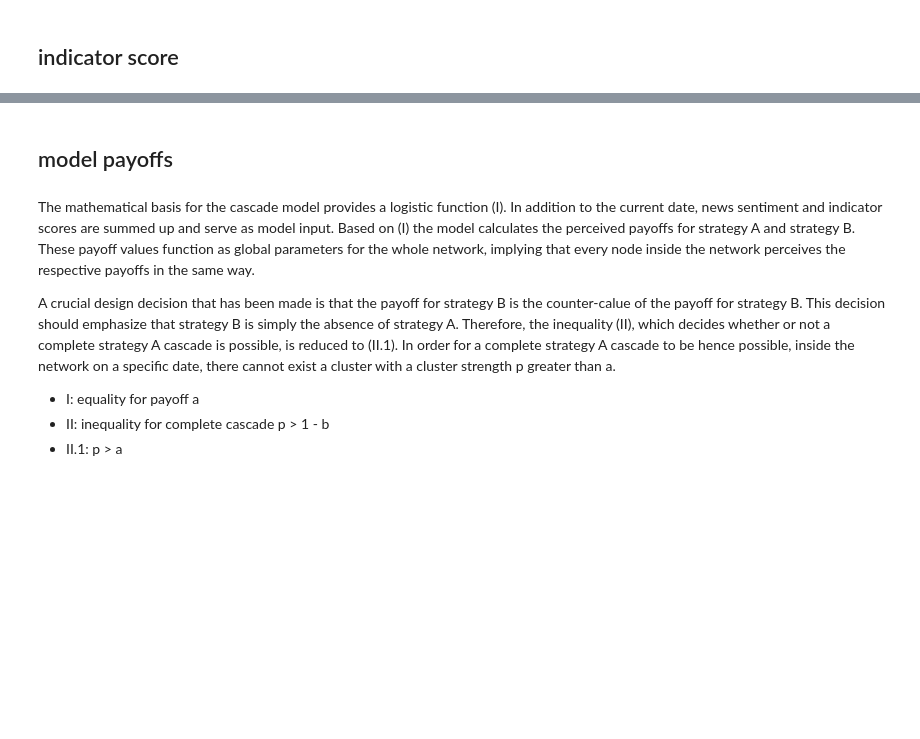
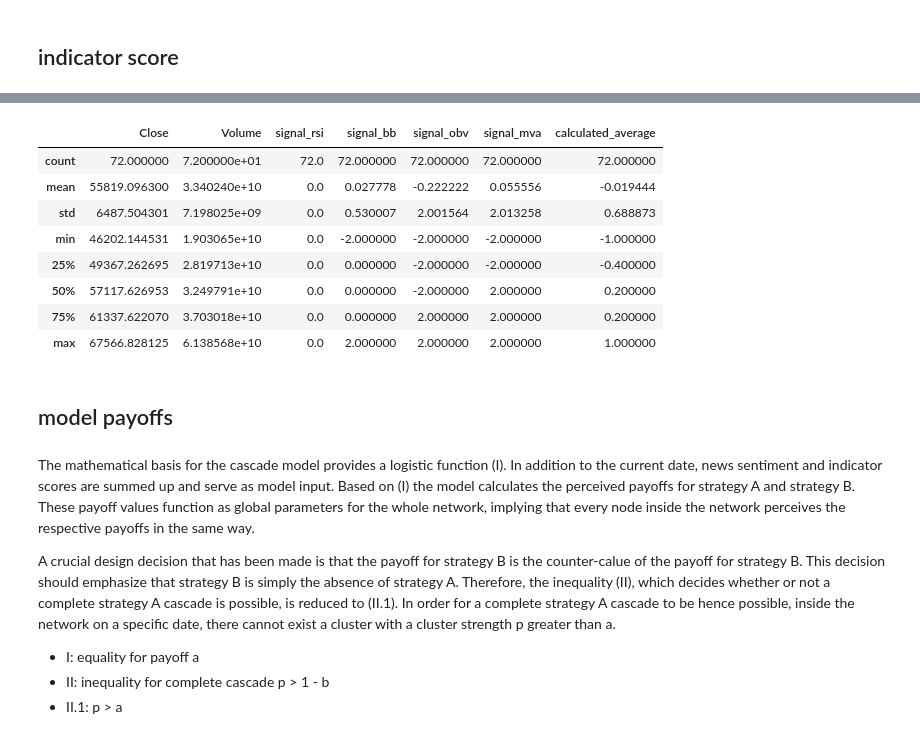
Before and after one commit to christianschwendner/coins_2122, a Jupyter notebook: Model/Model.ipynb, the cells around one changed output, grey strips where cells are left out. Saved outputs shown, nothing was run; the diff lists cells and outputs as text; code cells hidden in the pictures; blank space fills up the shorter version.

```diff
--- a/Model/Model.ipynb
+++ b/Model/Model.ipynb
@@ -296,3 +354,15 @@ In the model n = -1 means that there is the lowest possible amount of stimulatio
+# %%
+df_ta.describe()
+# %% [output]
+|  | Close | Volume | signal_rsi | signal_bb | signal_obv | signal_mva | calculated_average |
+| count | 72.000000 | 7.200000e+01 | 72.0 | 72.000000 | 72.000000 | 72.000000 | 72.000000 |
+| mean | 55819.096300 | 3.340240e+10 | 0.0 | 0.027778 | -0.222222 | 0.055556 | -0.019444 |
+| std | 6487.504301 | 7.198025e+09 | 0.0 | 0.530007 | 2.001564 | 2.013258 | 0.688873 |
+| min | 46202.144531 | 1.903065e+10 | 0.0 | -2.000000 | -2.000000 | -2.000000 | -1.000000 |
+| 25% | 49367.262695 | 2.819713e+10 | 0.0 | 0.000000 | -2.000000 | -2.000000 | -0.400000 |
+| 50% | 57117.626953 | 3.249791e+10 | 0.0 | 0.000000 | -2.000000 | 2.000000 | 0.200000 |
+| 75% | 61337.622070 | 3.703018e+10 | 0.0 | 0.000000 | 2.000000 | 2.000000 | 0.200000 |
+| max | 67566.828125 | 6.138568e+10 | 0.0 | 2.000000 | 2.000000 | 2.000000 | 1.000000 |
 # %% [markdown]
 ## model payoffs
 # %% [markdown]
```
Also changed, not shown: parts of 9 cells of this notebook.
